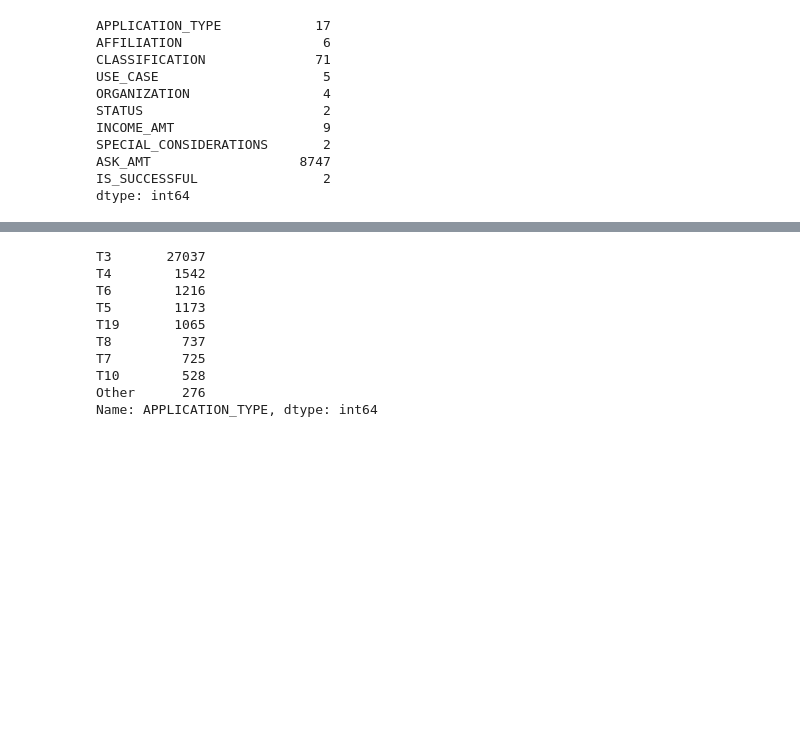
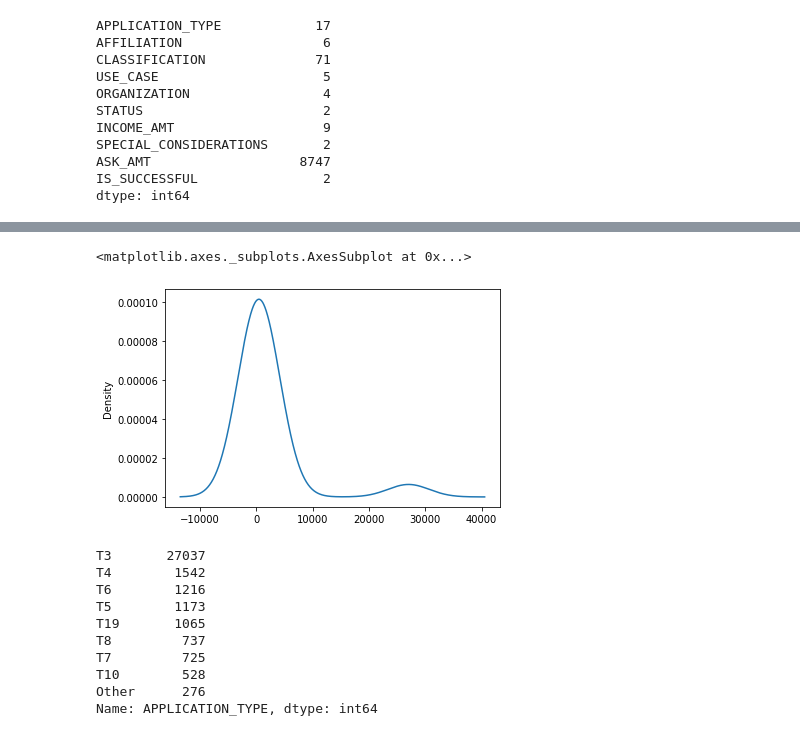
Before and after one commit to susanquiros/Charity-Funding-Predictor--Deep-Learning-, a Jupyter notebook: Starter_Code.ipynb, the cells around one changed output, grey strips where cells are left out. Cells and saved outputs as stored; diff of their text form; code cells hidden in the pictures; blank space fills up the shorter version.

```diff
--- a/Starter_Code.ipynb
+++ b/Starter_Code.ipynb
@@ -63,2 +91,8 @@ Name: APPLICATION_TYPE, dtype: int64
+# %%
+#Density plot- https://www.geeksforgeeks.org/density-plots-with-pandas-in-python/
+application_clean.APPLICATION_TYPE.value_counts().plot.density()
+# %% [output]
+<matplotlib.axes._subplots.AxesSubplot at 0x...>
+[figure, added]
 # %%
 # Choose a cutoff value and create a list of application types to be replaced
```
Also changed, not shown: parts of 15 cells of this notebook.
